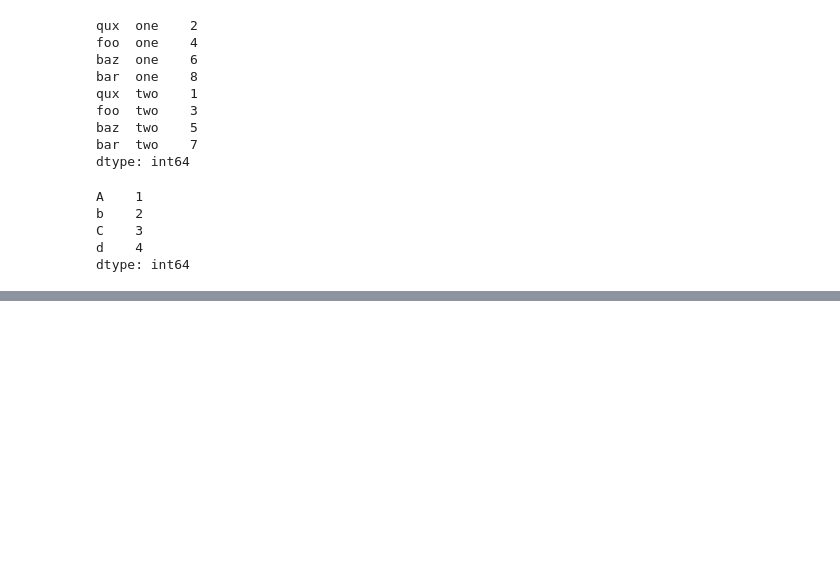
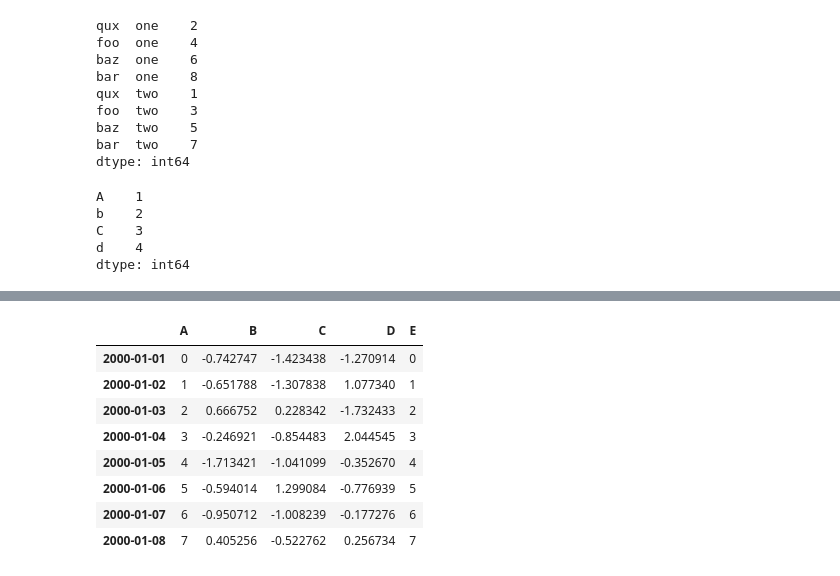
Before and after one commit to Raghushaf/Data_Study_Kaggle, a Jupyter notebook: pandas-learn-practise.ipynb, the cells around one changed output, grey strips where cells are left out. Cells and saved outputs as stored; diff of their text form; code cells hidden in the pictures; blank space fills up the shorter version.

```diff
--- a/pandas-learn-practise.ipynb
+++ b/pandas-learn-practise.ipynb
@@ -2008,0 +3076,4 @@ https://pandas.pydata.org/docs/reference/api/pandas.Series.html#pandas.Series
+# %%
+print("Before Changing: \n",df[['A','B']])
+df.loc[:, ['B', 'A']] = df[['A', 'B']]         #Not Changing Value
+print("\nAfter Changing:\n",df[['A','B']])
@@ -2008,0 +3098,3 @@ https://pandas.pydata.org/docs/reference/api/pandas.Series.html#pandas.Series
+# %%
+df.loc[:, ['B', 'A']] = df[['A', 'B']].to_numpy()
+print("\nAfter Changing:\n",df[['A','B']])
@@ -2008,0 +3122,4 @@ https://pandas.pydata.org/docs/reference/api/pandas.Series.html#pandas.Series
+# %%
+print("DataFrame dfa:\n")
+dfa = df.copy() #Making Copy of df in dfa
+dfa
@@ -2008,0 +3155,4 @@ https://pandas.pydata.org/docs/reference/api/pandas.Series.html#pandas.Series
+# %%
+# Changing Value of by attribute Access
+dfa.A=list(range(len(dfa.index)))           ## ok if A already exists else refer below warning
+dfa
@@ -2008,0 +3175,13 @@ https://pandas.pydata.org/docs/reference/api/pandas.Series.html#pandas.Series
+# %%
+dfa["E"]=list(range(len(dfa.index)))
+dfa
+# %% [output]
+|  | A | B | C | D | E |
+| 2000-01-01 | 0 | -0.742747 | -1.423438 | -1.270914 | 0 |
+| 2000-01-02 | 1 | -0.651788 | -1.307838 | 1.077340 | 1 |
+| 2000-01-03 | 2 | 0.666752 | 0.228342 | -1.732433 | 2 |
+| 2000-01-04 | 3 | -0.246921 | -0.854483 | 2.044545 | 3 |
+| 2000-01-05 | 4 | -1.713421 | -1.041099 | -0.352670 | 4 |
+| 2000-01-06 | 5 | -0.594014 | 1.299084 | -0.776939 | 5 |
+| 2000-01-07 | 6 | -0.950712 | -1.008239 | -0.177276 | 6 |
+| 2000-01-08 | 7 | 0.405256 | -0.522762 | 0.256734 | 7 |
```
Also changed, not shown: parts of 46 cells of this notebook.
